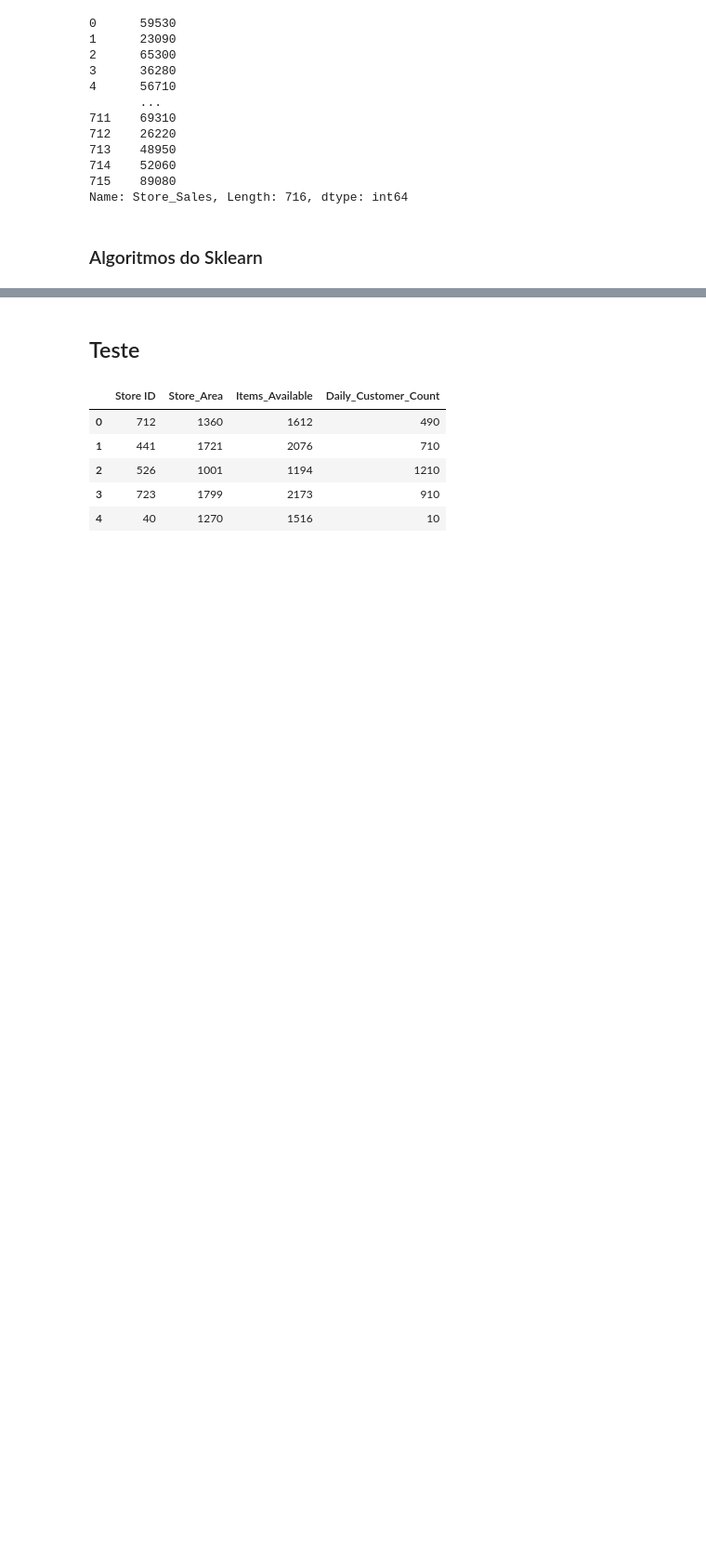
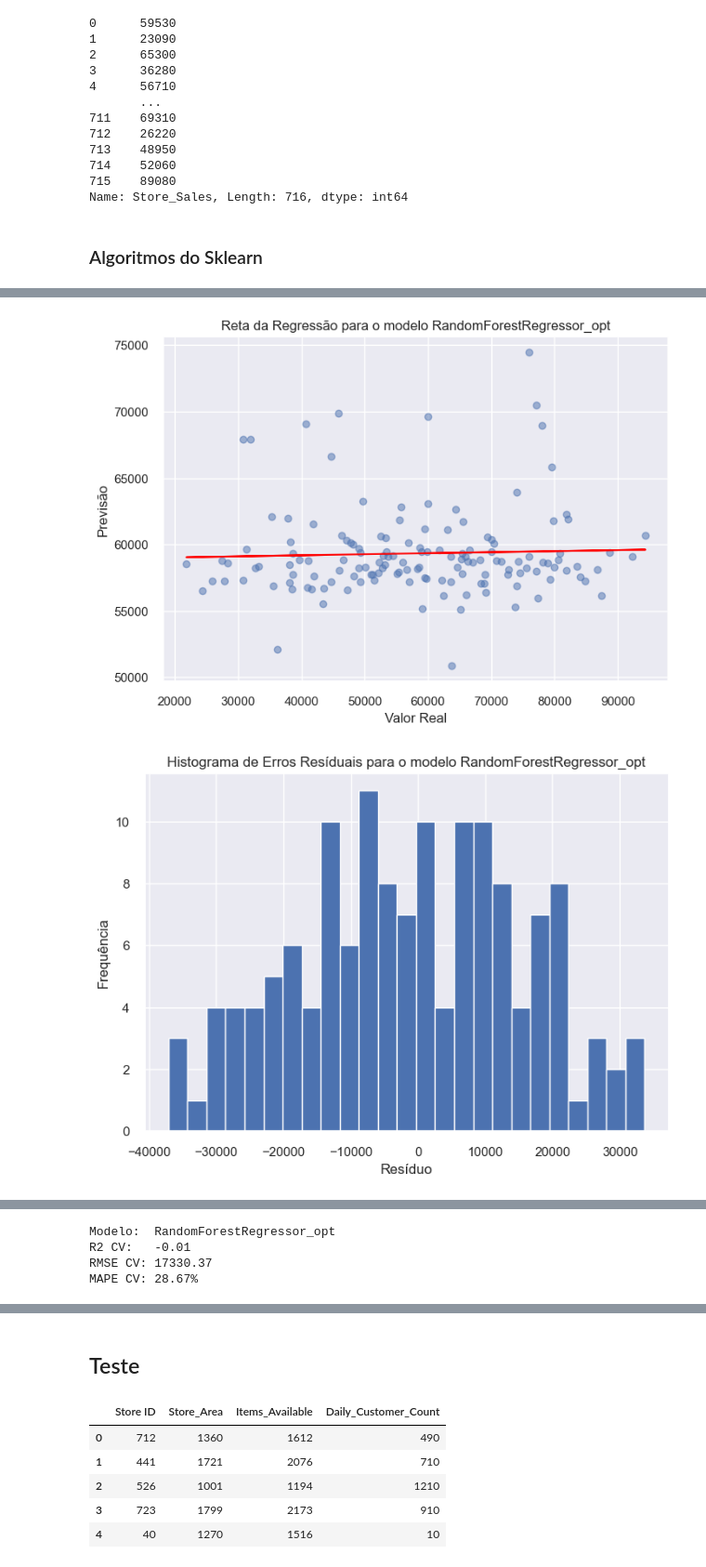
Before and after one commit to Eric-Oliveira-ds/Supermarket-store-sales-prediction, a Jupyter notebook: notebooks/Supermarket Store Sales Prediction.ipynb, the cells around one changed output, grey strips where cells are left out. Shown at 93% size. Saved outputs shown, nothing was run; the diff lists cells and outputs as text; code cells hidden in the pictures; blank space fills up the shorter version.

```diff
--- a/notebooks/Supermarket Store Sales Prediction.ipynb
+++ b/notebooks/Supermarket Store Sales Prediction.ipynb
@@ -687,0 +757,20 @@ Wall time: 5.26 s
+# %%
+# Retreinando modelo otimizado com novos hiperparâmetros
+rfr_opt = RandomForestRegressor(bootstrap=True, max_depth=5, max_features='sqrt', n_estimators=200, random_state=42, min_samples_leaf=1, min_samples_split=2)
+
+experiment_name = 'Modelos do Sklearn com hiperparâmetros tunados - treino e validação'
+
+date = datetime.now().strftime("%d/%m/%Y %H:%M:%S")
+model_name = 'RandomForestRegressor_opt'
+model_name_date = model_name + ' - ' + date
+
+train_validation_eval(model_name=model_name,
+                      model=rfr_opt,
+                      X=X,
+                      y=y,
+                      gridsearch=False,
+                      params_grid=None,
+                      run_name=model_name_date,
+                      experiment_name=experiment_name,
+                      path_save_fig=path_save_fig)
+# %% [output]
@@ -687,0 +794,2 @@ Wall time: 5.26 s
+[figure, added]
+[figure, added]
@@ -687,0 +797,4 @@ Wall time: 5.26 s
+Modelo:  RandomForestRegressor_opt
+R2 CV:   -0.01
+RMSE CV: 17330.37
+MAPE CV: 28.67%
```
Also changed, not shown: parts of 17 cells of this notebook.
